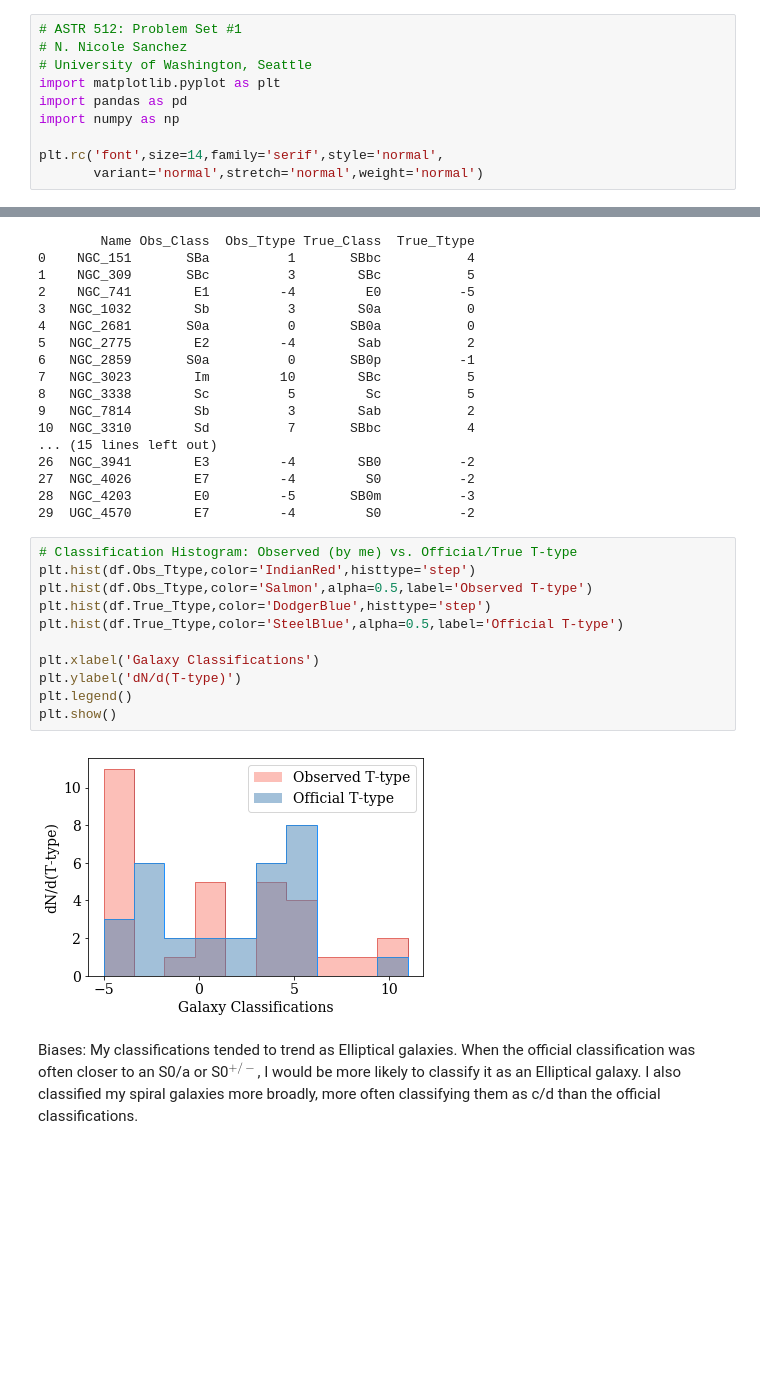
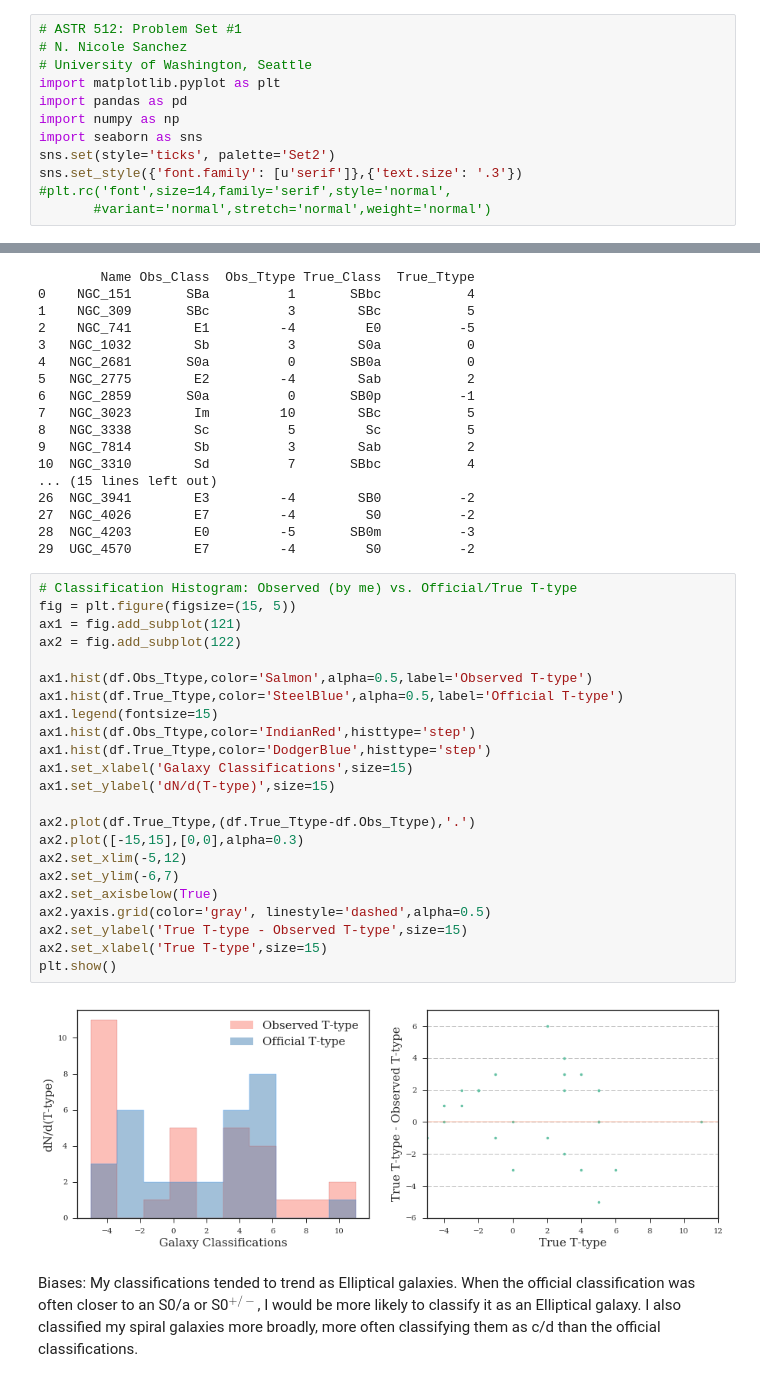
Before and after one commit to nnicolesanchez/AST512_EXOG_dalcanton, a Jupyter notebook: sanchez_problemset1.ipynb, the cells around one changed output, grey strips where cells are left out. Cells and saved outputs as stored; diff of their text form; blank space fills up the shorter version.

```diff
--- a/sanchez_problemset1.ipynb
+++ b/sanchez_problemset1.ipynb
@@ -5,9 +5,11 @@
 import matplotlib.pyplot as plt
 import pandas as pd
 import numpy as np
-
-plt.rc('font',size=14,family='serif',style='normal',
-       variant='normal',stretch='normal',weight='normal')
+import seaborn as sns
+sns.set(style='ticks', palette='Set2')
+sns.set_style({'font.family': [u'serif']},{'text.size': '.3'})
+#plt.rc('font',size=14,family='serif',style='normal',
+       #variant='normal',stretch='normal',weight='normal')
 # %%
 # Part c:
 # Classifying Galaxies
@@ -81,18 +83,30 @@ print(df)
 27  NGC_4026        E7         -4         S0          -2
 28  NGC_4203        E0         -5       SB0m          -3
 29  UGC_4570        E7         -4         S0          -2
-# %%
-# Classification Histogram: Observed (by me) vs. Official/True T-type
-plt.hist(df.Obs_Ttype,color='IndianRed',histtype='step')
-plt.hist(df.Obs_Ttype,color='Salmon',alpha=0.5,label='Observed T-type')
-plt.hist(df.True_Ttype,color='DodgerBlue',histtype='step')
-plt.hist(df.True_Ttype,color='SteelBlue',alpha=0.5,label='Official T-type')
-
-plt.xlabel('Galaxy Classifications')
-plt.ylabel('dN/d(T-type)')
-plt.legend()
-plt.show()
-# %% [output]
-[figure, removed]
+# %%
+# Classification Histogram: Observed (by me) vs. Official/True T-type
+fig = plt.figure(figsize=(15, 5))
+ax1 = fig.add_subplot(121)
+ax2 = fig.add_subplot(122)
+
+ax1.hist(df.Obs_Ttype,color='Salmon',alpha=0.5,label='Observed T-type')
+ax1.hist(df.True_Ttype,color='SteelBlue',alpha=0.5,label='Official T-type')
+ax1.legend(fontsize=15)
+ax1.hist(df.Obs_Ttype,color='IndianRed',histtype='step')
+ax1.hist(df.True_Ttype,color='DodgerBlue',histtype='step')
+ax1.set_xlabel('Galaxy Classifications',size=15)
+ax1.set_ylabel('dN/d(T-type)',size=15)
+
+ax2.plot(df.True_Ttype,(df.True_Ttype-df.Obs_Ttype),'.')
+ax2.plot([-15,15],[0,0],alpha=0.3)
+ax2.set_xlim(-5,12)
+ax2.set_ylim(-6,7)
+ax2.set_axisbelow(True)
+ax2.yaxis.grid(color='gray', linestyle='dashed',alpha=0.5)
+ax2.set_ylabel('True T-type - Observed T-type',size=15)
+ax2.set_xlabel('True T-type',size=15)
+plt.show()
+# %% [output]
+[figure, added]
 # %% [markdown]
 Biases: My classifications tended to trend as Elliptical galaxies. When the official classification was often closer to an S0/a or S0$^{+/-}$, I would be more likely to classify it as an Elliptical galaxy. I also classified my spiral galaxies more broadly, more often classifying them as c/d than the official classifications.
```
Also changed, not shown: parts of 9 cells of this notebook.
